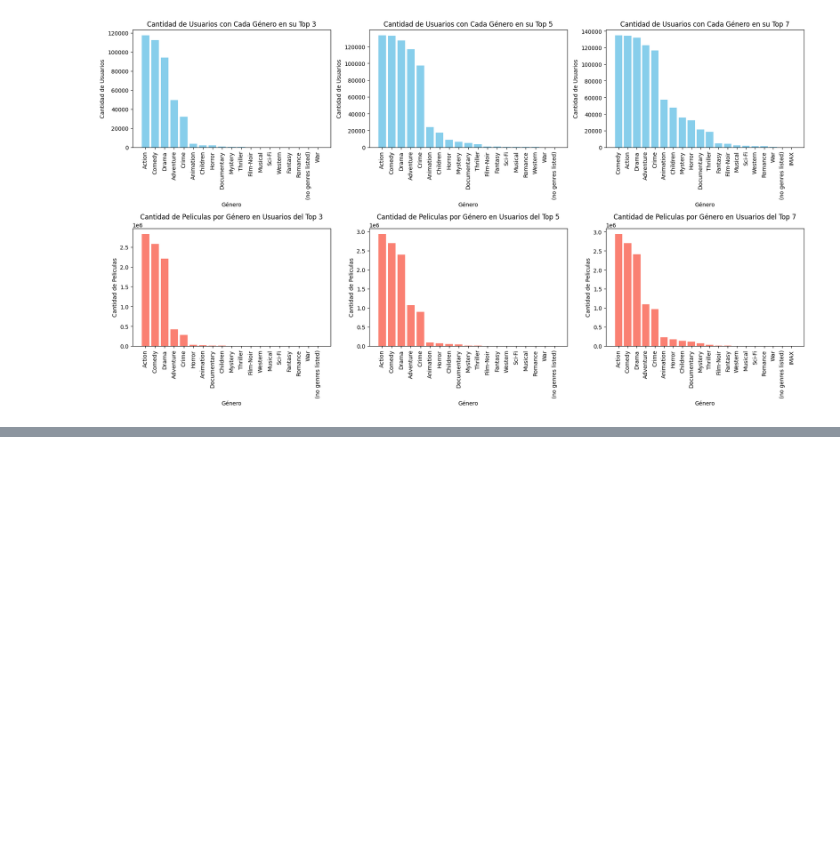
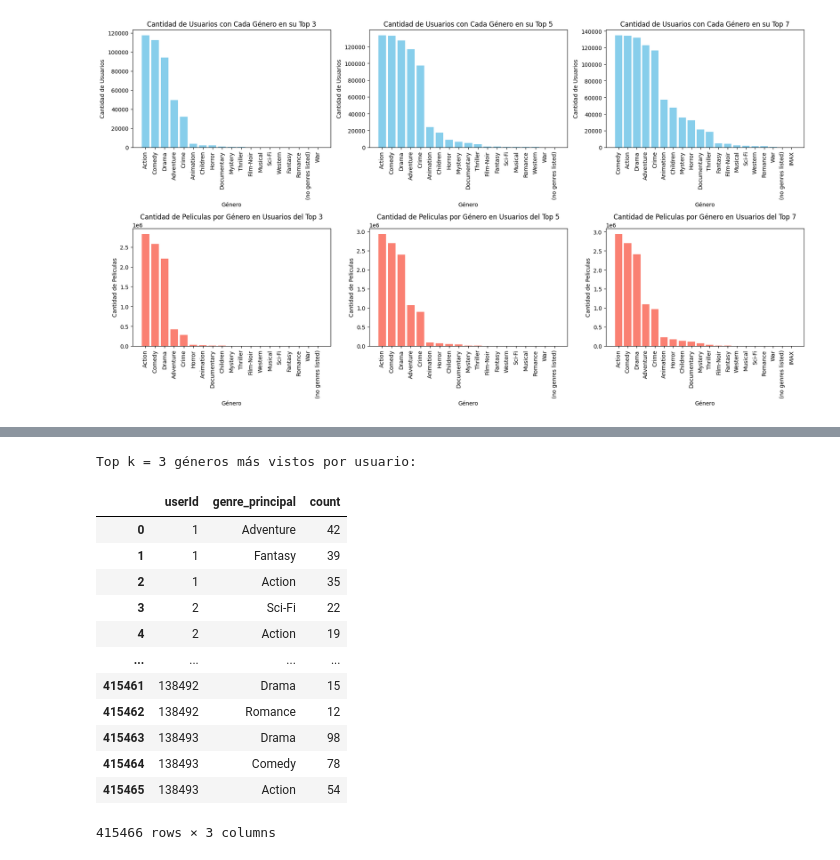
Before and after one commit to ferperezh/IIC3633_ProyectoMetricaDiversidad, a Jupyter notebook: procesamiento_pelicula.ipynb, the cells around one changed output, grey strips where cells are left out. Cells and saved outputs as stored; diff of their text form; code cells hidden in the pictures; blank space fills up the shorter version.

```diff
--- a/procesamiento_pelicula.ipynb
+++ b/procesamiento_pelicula.ipynb
@@ -348,0 +403,37 @@ vemos que la cantidad de generos no se aumenta o disminuye significativamente se
+# %%
+# Calcular las k categorías más vistas por cada usuario
+k = 3
+top_k_genres_data = []
+
+# Itera sobre cada usuario en user_genre_counts
+for user_id, genres in user_genre_counts.items():
+   # Ordenar los géneros por el conteo en orden descendente y tomar los k más altos
+   sorted_genres = sorted(genres.items(), key=lambda x: x[1], reverse=True)[:k]
+   for genre, _ in sorted_genres:
+    top_k_genres_data.append({
+        'userId': user_id,
+        'genre_principal': genre,
+        'count': genres[genre]
+    })
+
+
+top_k_3_categories_total = pd.DataFrame(top_k_genres_data)
+
+# Mostrar los resultados
+print("Top k = 3 géneros más vistos por usuario:")
+top_k_3_categories_total
+# %% [output]
+Top k = 3 géneros más vistos por usuario:
+|  | userId | genre_principal | count |
+| 0 | 1 | Adventure | 42 |
+| 1 | 1 | Fantasy | 39 |
+| 2 | 1 | Action | 35 |
+| 3 | 2 | Sci-Fi | 22 |
+| 4 | 2 | Action | 19 |
+| ... | ... | ... | ... |
+| 415461 | 138492 | Drama | 15 |
+| 415462 | 138492 | Romance | 12 |
+| 415463 | 138493 | Drama | 98 |
+| 415464 | 138493 | Comedy | 78 |
+| 415465 | 138493 | Action | 54 |
+415466 rows × 3 columns
```
Also changed, not shown: parts of 8 cells of this notebook.
